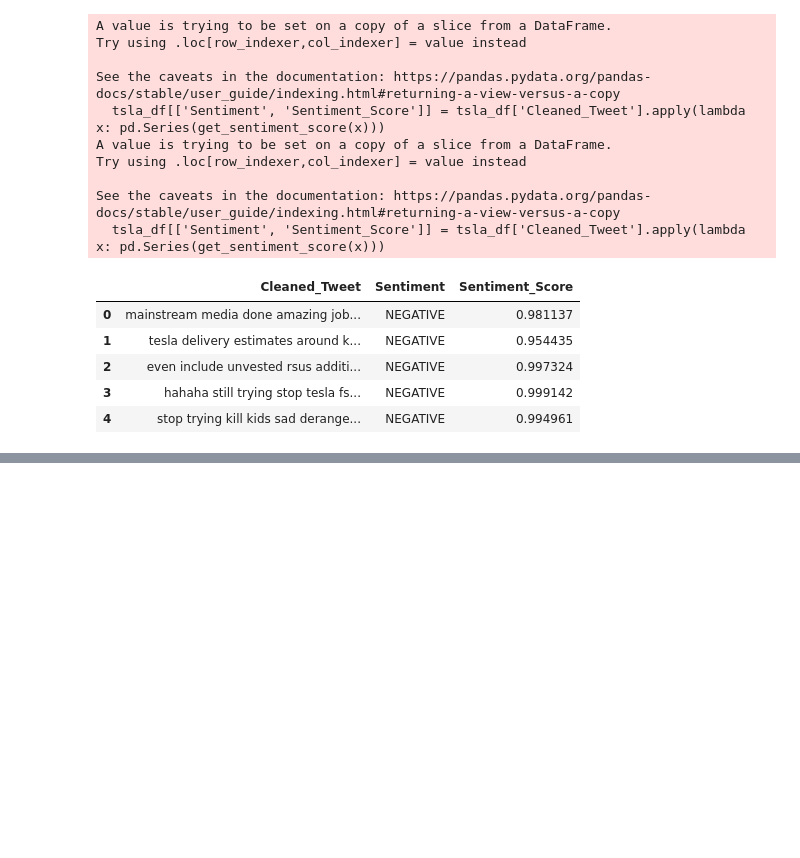
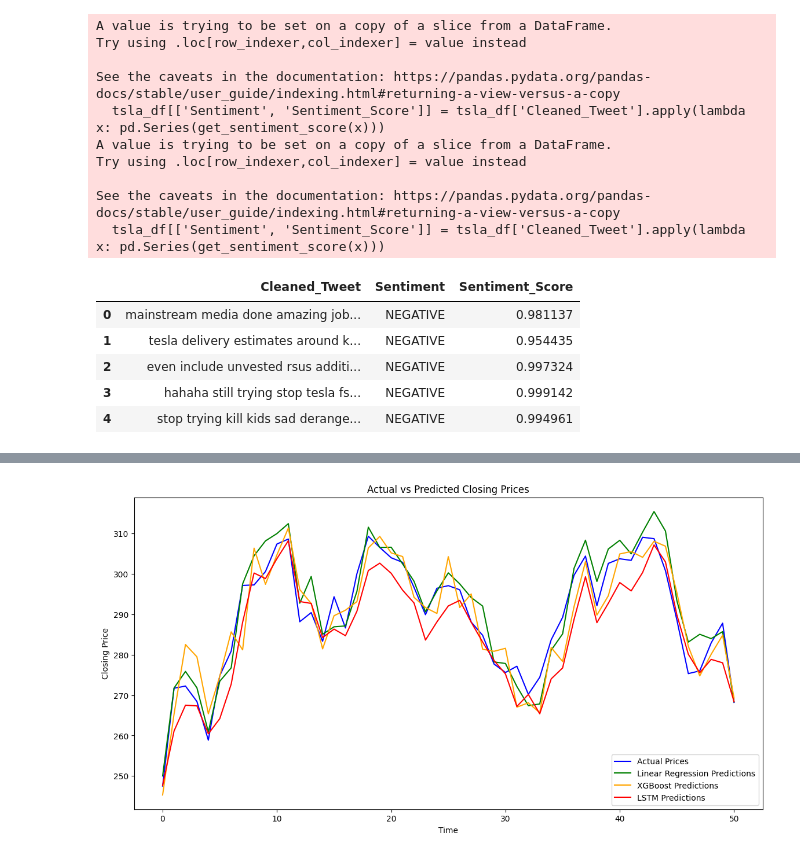
Before and after one commit to OnyedikachiOnwuachuke/Stock-Price-Prediction-Using-Sentiment-Analysis, a Jupyter notebook: PREDICTING_TESLA_STOCK_PRICE_USING_SENTIMENT_ANALYSIS.ipynb, the cells around one changed output, grey strips where cells are left out. Cells and saved outputs as stored; diff of their text form; code cells hidden in the pictures; blank space fills up the shorter version.

```diff
--- a/PREDICTING_TESLA_STOCK_PRICE_USING_SENTIMENT_ANALYSIS.ipynb
+++ b/PREDICTING_TESLA_STOCK_PRICE_USING_SENTIMENT_ANALYSIS.ipynb
@@ -1154,0 +1274,24 @@ See the caveats in the documentation: https://pandas.pydata.org/pandas-docs/stab
+# %%
+# --- LSTM ---
+# Reshape data for LSTM (3D input: samples, timesteps, features)
+X_train_lstm = X_train.reshape((X_train.shape[0], 1, X_train.shape[1]))
+X_test_lstm = X_test.reshape((X_test.shape[0], 1, X_test.shape[1]))
+
+lstm_model = Sequential()
+lstm_model.add(LSTM(50, return_sequences=True, input_shape=(X_train_lstm.shape[1], X_train_lstm.shape[2])))
+lstm_model.add(Dropout(0.2))
+lstm_model.add(LSTM(50, return_sequences=False))
+lstm_model.add(Dropout(0.2))
+lstm_model.add(Dense(1))
+lstm_model.compile(optimizer='adam', loss='mean_squared_error')
+
+# Train the model
+lstm_model.fit(X_train_lstm, y_train, epochs=50, batch_size=32, validation_data=(X_test_lstm, y_test), verbose=1)
+
+# Predictions
+lstm_train_pred = lstm_model.predict(X_train_lstm)
+lstm_test_pred = lstm_model.predict(X_test_lstm)
+
+# Evaluate
+lstm_rmse = np.sqrt(mean_squared_error(y_test, lstm_test_pred))
+print(f"LSTM RMSE: {lstm_rmse}")
@@ -1154,0 +1462,21 @@ See the caveats in the documentation: https://pandas.pydata.org/pandas-docs/stab
+# %%
+# --- Results ---
+# Inverse transform predictions to original scale
+lr_test_pred_actual = scaler_y.inverse_transform(lr_test_pred)
+xgb_test_pred_actual = scaler_y.inverse_transform(xgb_test_pred.reshape(-1, 1))
+lstm_test_pred_actual = scaler_y.inverse_transform(lstm_test_pred)
+y_test_actual = scaler_y.inverse_transform(y_test)
+
+# Plot actual vs predicted
+plt.figure(figsize=(14, 7))
+plt.plot(y_test_actual, label='Actual Prices', color='blue')
+plt.plot(lr_test_pred_actual, label='Linear Regression Predictions', color='green')
+plt.plot(xgb_test_pred_actual, label='XGBoost Predictions', color='orange')
+plt.plot(lstm_test_pred_actual, label='LSTM Predictions', color='red')
+plt.title('Actual vs Predicted Closing Prices')
+plt.xlabel('Time')
+plt.ylabel('Closing Price')
+plt.legend()
+plt.show()
+# %% [output]
+[figure, added]
```
Also changed, not shown: parts of 27 cells of this notebook.
